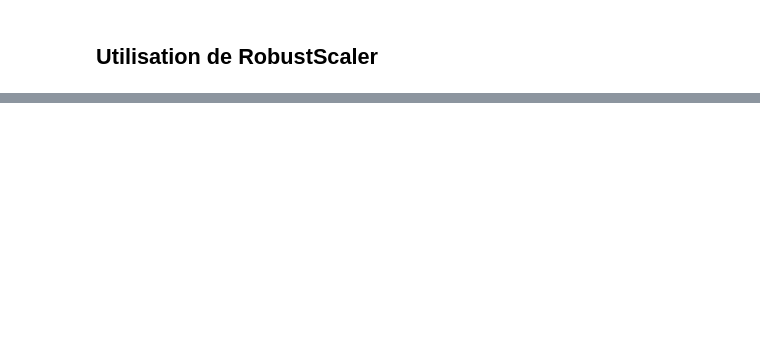
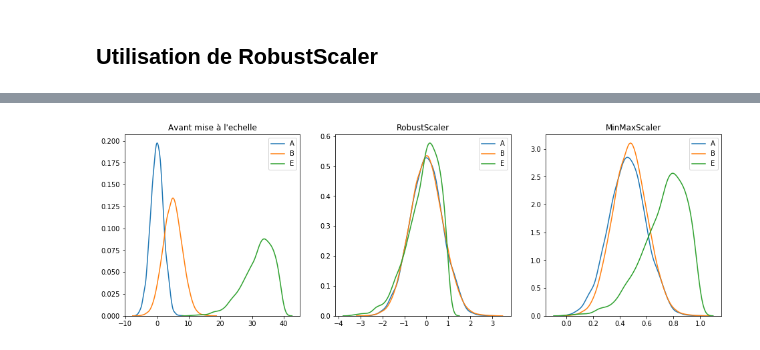
Before and after one commit to valparaizo/python_tutos, a Jupyter notebook: features_scaling/featurescaling_1.ipynb, the cells around one changed output, grey strips where cells are left out. Drawn from its saved outputs; the diff is of its cells as text; code cells hidden in the pictures; blank space fills up the shorter version.

```diff
--- a/features_scaling/featurescaling_1.ipynb
+++ b/features_scaling/featurescaling_1.ipynb
@@ -70,0 +92,11 @@ plotGraph(df, scaled_df)
+# %%
+scaler1 = RobustScaler()
+scaler2 = MinMaxScaler()
+keepCols = ['A', 'B', 'E']
+dfscaler1 = scaler1.fit_transform(df[keepCols])
+dfscaler1 = pd.DataFrame(dfscaler1, columns=keepCols)
+dfscaler2 = scaler2.fit_transform(df[keepCols])
+dfscaler2 = pd.DataFrame(dfscaler2, columns=keepCols)
+plotGraph3(df[keepCols], dfscaler1, dfscaler2)
+# %% [output]
+[figure, added]
```
Also changed, not shown: parts of 7 cells of this notebook.
